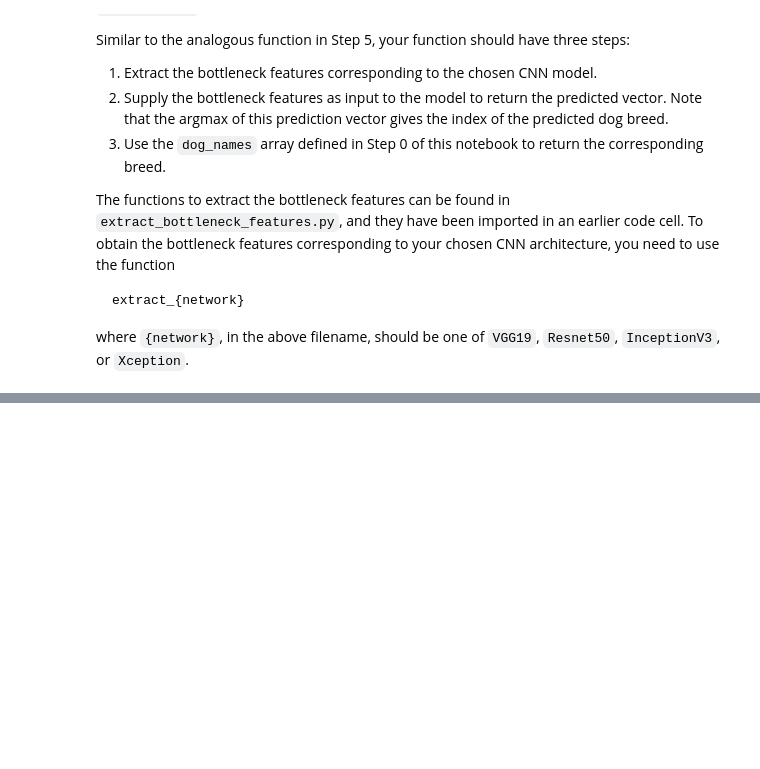
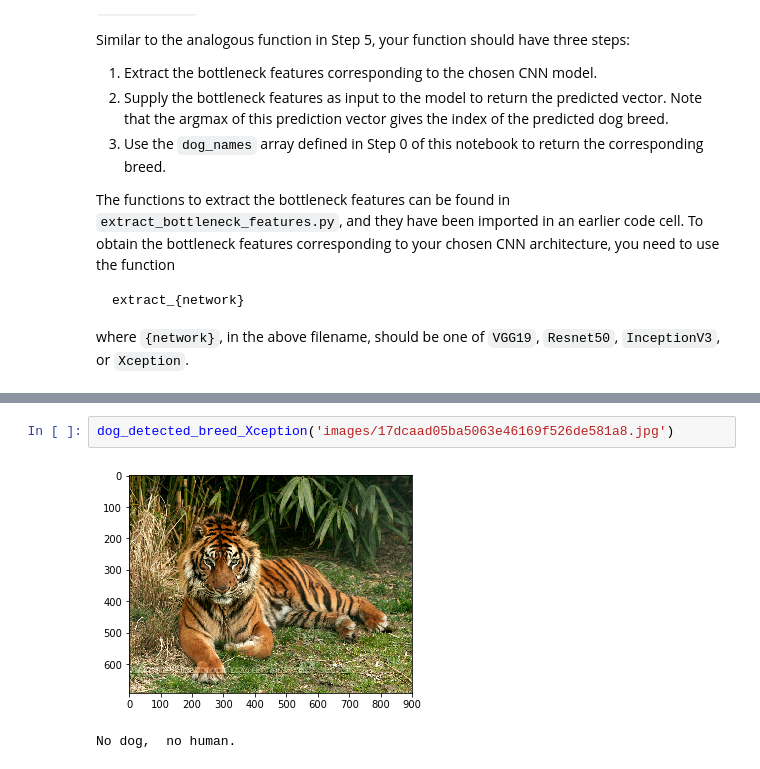
Before and after one commit to felipemartinezs/dog-project, a Jupyter notebook: dog_app.ipynb, the cells around one changed output, grey strips where cells are left out. Cells and saved outputs as stored; diff of their text form; blank space fills up the shorter version.

```diff
--- a/dog_app.ipynb
+++ b/dog_app.ipynb
@@ -554,0 +824,5 @@ __Answer:__
+# %%
+dog_detected_breed_Xception('images/17dcaad05ba5063e46169f526de581a8.jpg')
+# %% [output]
+[figure, added]
+No dog,  no human.
```
Also changed, not shown: parts of 39 cells of this notebook, 1 other file.
